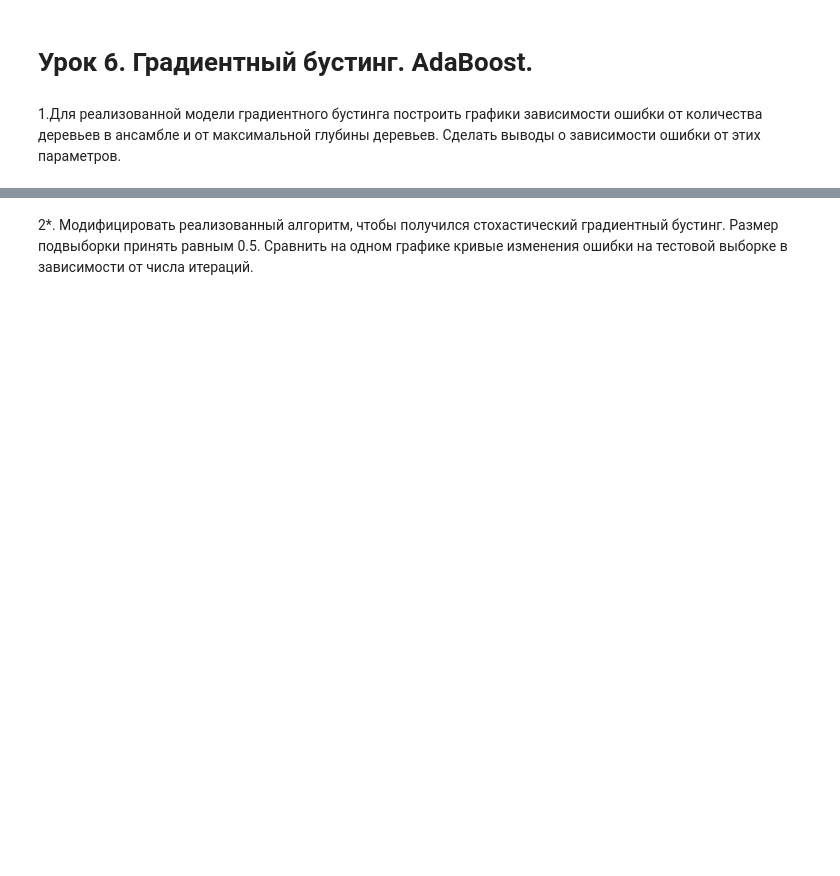
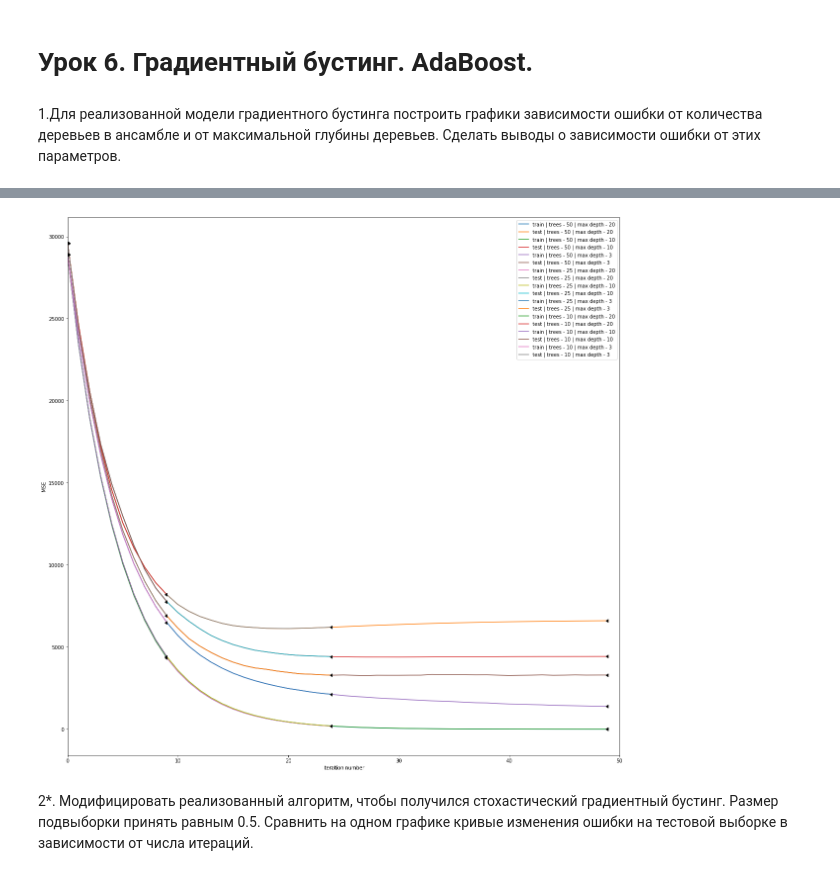
Before and after one commit to AlexanderKonstantinov/data-analysis-algorithms, a Jupyter notebook: lesson_6/homework_6.ipynb, the cells around one changed output, grey strips where cells are left out. Cells and saved outputs as stored; diff of their text form; code cells hidden in the pictures; blank space fills up the shorter version.

```diff
--- a/lesson_6/homework_6.ipynb
+++ b/lesson_6/homework_6.ipynb
@@ -81,12 +104,12 @@ def get_error_plot(n_trees, train_err, test_err):
 # %%
 # Число деревьев в ансамбле
-n_trees = [10, 25, 50, 100]
+n_trees = [10, 25, 50]
 
 # для простоты примем коэффициенты равными 1
 coefs = [el * [1] for el in n_trees]
 
 # Максимальная глубина деревьев
-max_depth = [3, 5, 10, 20]
+max_depth = [3, 10, 20]
 
 # Шаг
 eta = 0.1
@@ -100,13 +123,15 @@ print(f'\terror\ttrees\tmax\teta\tgb fit\tpredict')
 print(f'\t\t\tdepth\t\ttime, s\ttime, s')
 
 for i in range(len(n_trees)):
-    start_time = datetime.now()
-    trees, train_errors, test_errors = gb_fit(n_trees[i], max_depth[0], X_train, X_test, y_train, y_test, coefs[i], eta)
-    seconds = (datetime.now() - start_time).total_seconds()
+    for j in range(len(max_depth)):
 
-    trees_arr.append(trees)
-    train_errors_arr.append(train_errors)
-    test_errors_arr.append(test_errors)
+        start_time = datetime.now()
+        trees, train_errors, test_errors = gb_fit(n_trees[i], max_depth[j], X_train, X_test, y_train, y_test, coefs[i], eta)
+        seconds = (datetime.now() - start_time).total_seconds()
 
-    evaluate_alg(X_train, X_test, y_train, y_test, trees, coefs[i], eta, n_trees[i], max_depth[i], seconds)
+        trees_arr.append(trees)
+        train_errors_arr.append(train_errors)
+        test_errors_arr.append(test_errors)
+
+        evaluate_alg(X_train, X_test, y_train, y_test, trees, coefs[i], eta, n_trees[i], max_depth[j], seconds)
 # %% [output]
@@ -135,2 +159,6 @@ plt.show()
+# %%
+gb_stat_plot(n_trees, max_depth, train_errors_arr, test_errors_arr)
+# %% [output]
+[figure, added]
 # %% [markdown]
 2*. Модифицировать реализованный алгоритм, чтобы получился стохастический градиентный бустинг. Размер подвыборки принять равным 0.5. Сравнить на одном графике кривые изменения ошибки на тестовой выборке в зависимости от числа итераций.
```
Also changed, not shown: parts of 4 cells of this notebook.
